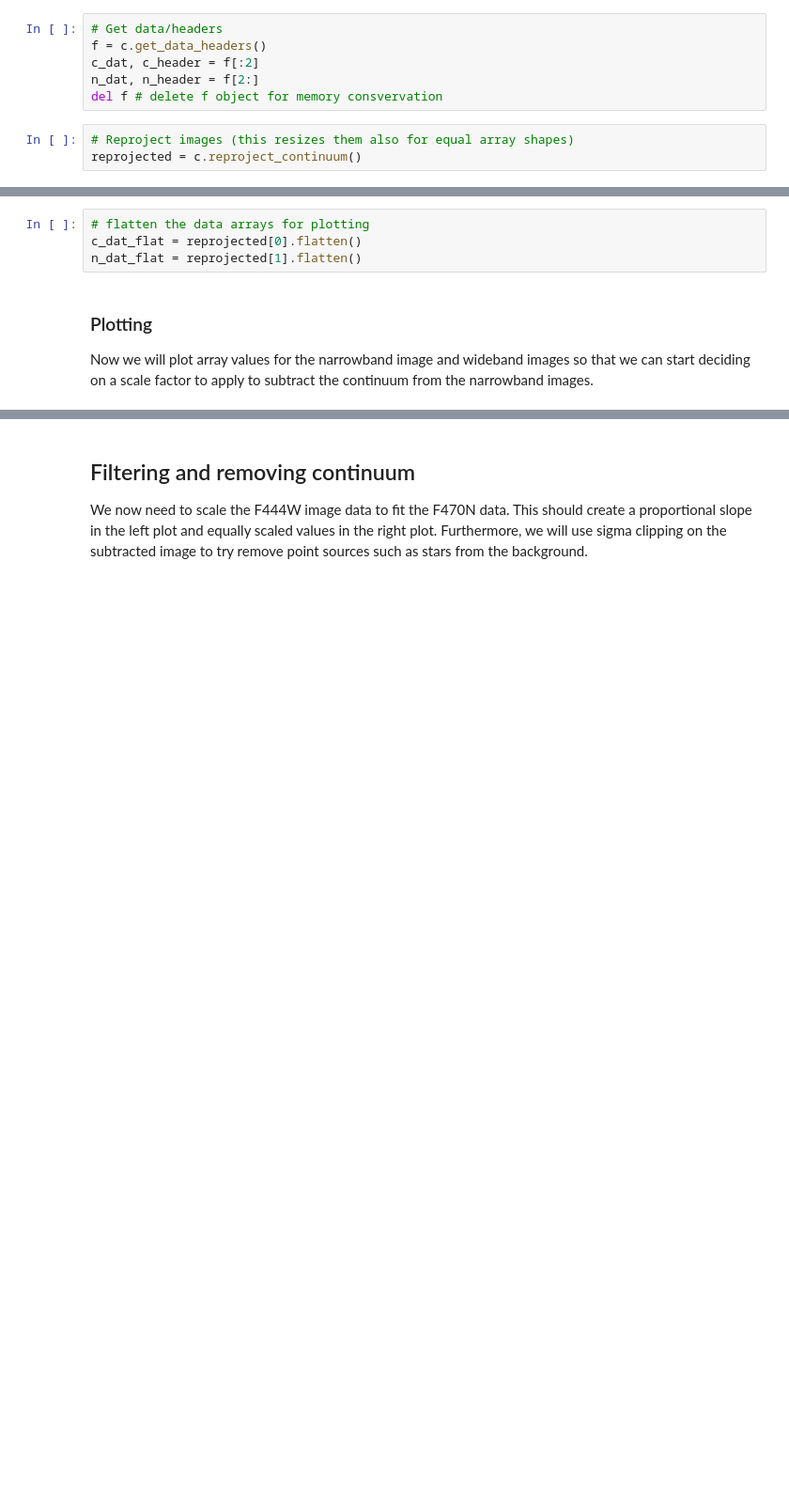
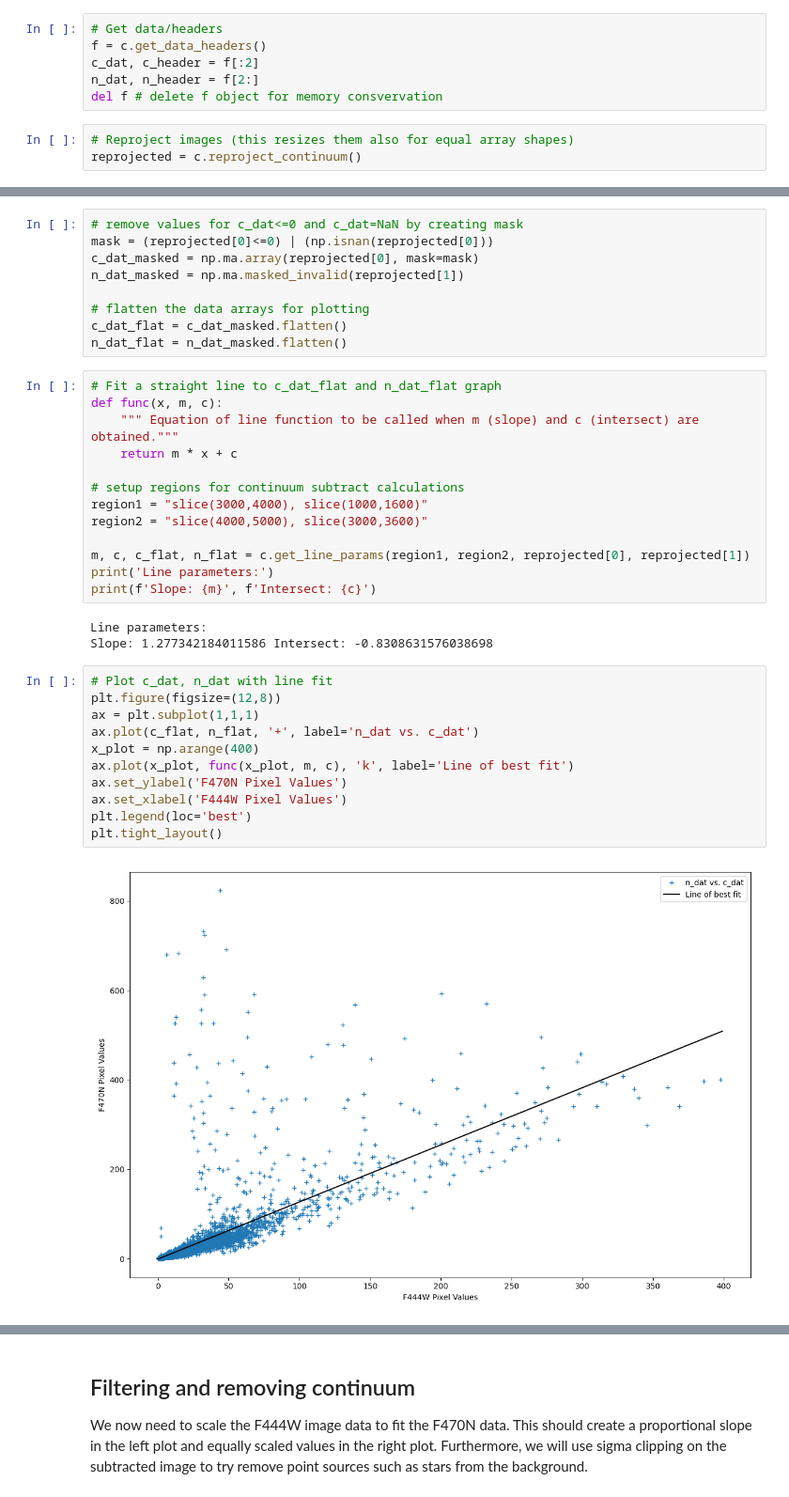
Before and after one commit to pjjanas/dias-jwst, a Jupyter notebook: notebooks/Continuum_subtract.ipynb, the cells around one changed output, grey strips where cells are left out. Shown at 94% size. Saved outputs shown, nothing was run; the diff lists cells and outputs as text; blank space fills up the shorter version.

Commit message:
Added plots with line fits with updated ContinuumSubtract()

```diff
--- a/notebooks/Continuum_subtract.ipynb
+++ b/notebooks/Continuum_subtract.ipynb
@@ -68,7 +73,38 @@ reprojected = c.reproject_continuum()
 # %%
+# remove values for c_dat<=0 and c_dat=NaN by creating mask
+mask = (reprojected[0]<=0) | (np.isnan(reprojected[0]))
+c_dat_masked = np.ma.array(reprojected[0], mask=mask)
+n_dat_masked = np.ma.masked_invalid(reprojected[1])
+
 # flatten the data arrays for plotting
-c_dat_flat = reprojected[0].flatten()
-n_dat_flat = reprojected[1].flatten()
+c_dat_flat = c_dat_masked.flatten()
+n_dat_flat = n_dat_masked.flatten()
-# %% [markdown]
-### Plotting
-Now we will plot array values for the narrowband image and wideband images so that we can start deciding on a scale factor to apply to subtract the continuum from the narrowband images.
+# %%
+# Fit a straight line to c_dat_flat and n_dat_flat graph
+def func(x, m, c):
+    """ Equation of line function to be called when m (slope) and c (intersect) are obtained."""
+    return m * x + c
+
+# setup regions for continuum subtract calculations
+region1 = "slice(3000,4000), slice(1000,1600)"
+region2 = "slice(4000,5000), slice(3000,3600)"
+
+m, c, c_flat, n_flat = c.get_line_params(region1, region2, reprojected[0], reprojected[1])
+print('Line parameters:')
+print(f'Slope: {m}', f'Intersect: {c}')
+# %% [output]
+Line parameters:
+Slope: 1.277342184011586 Intersect: -0.8308631576038698
+# %%
+# Plot c_dat, n_dat with line fit
+plt.figure(figsize=(12,8))
+ax = plt.subplot(1,1,1)
+ax.plot(c_flat, n_flat, '+', label='n_dat vs. c_dat')
+x_plot = np.arange(400)
+ax.plot(x_plot, func(x_plot, m, c), 'k', label='Line of best fit')
+ax.set_ylabel('F470N Pixel Values')
+ax.set_xlabel('F444W Pixel Values')
+plt.legend(loc='best')
+plt.tight_layout()
+# %% [output]
+[figure, added]
```
Also changed, not shown: parts of 8 cells of this notebook.
